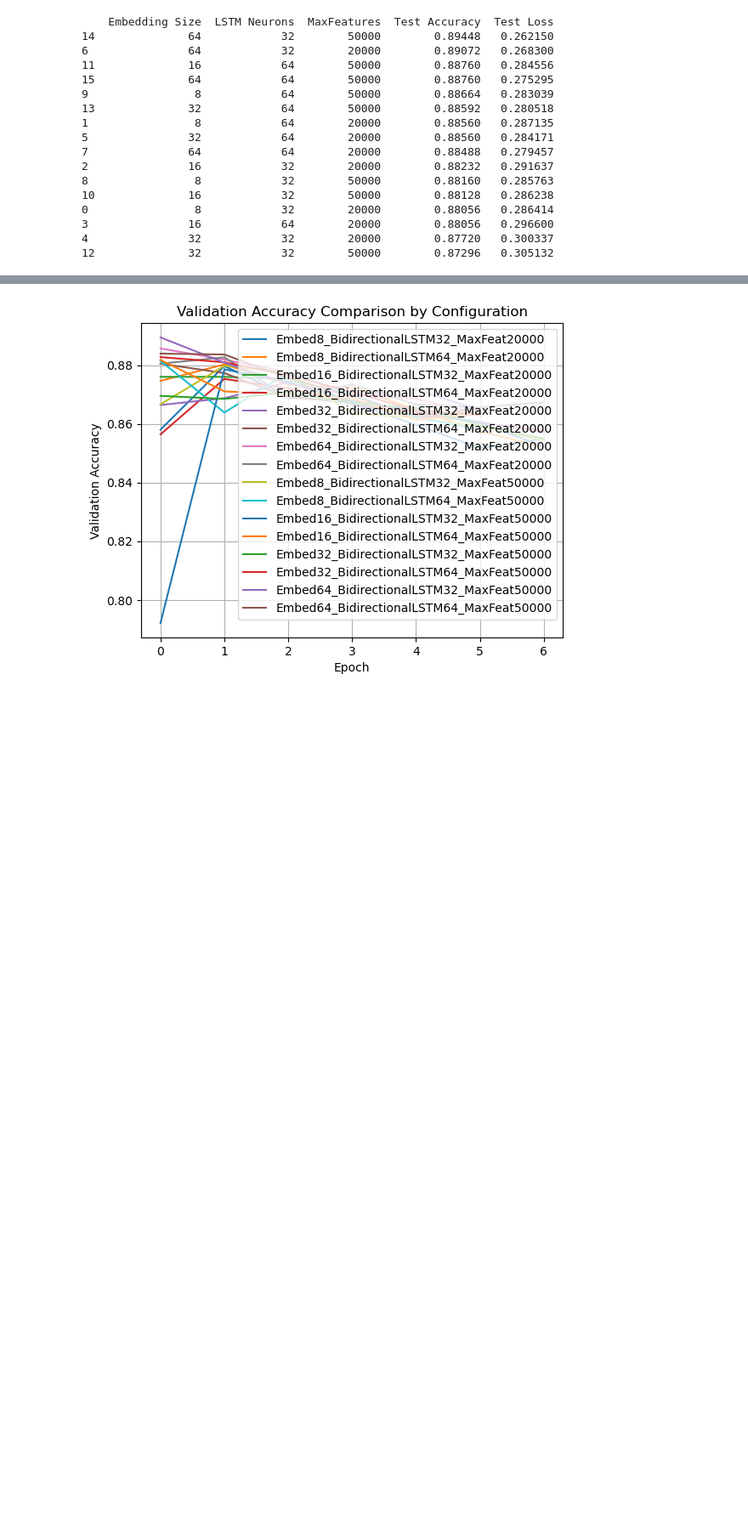
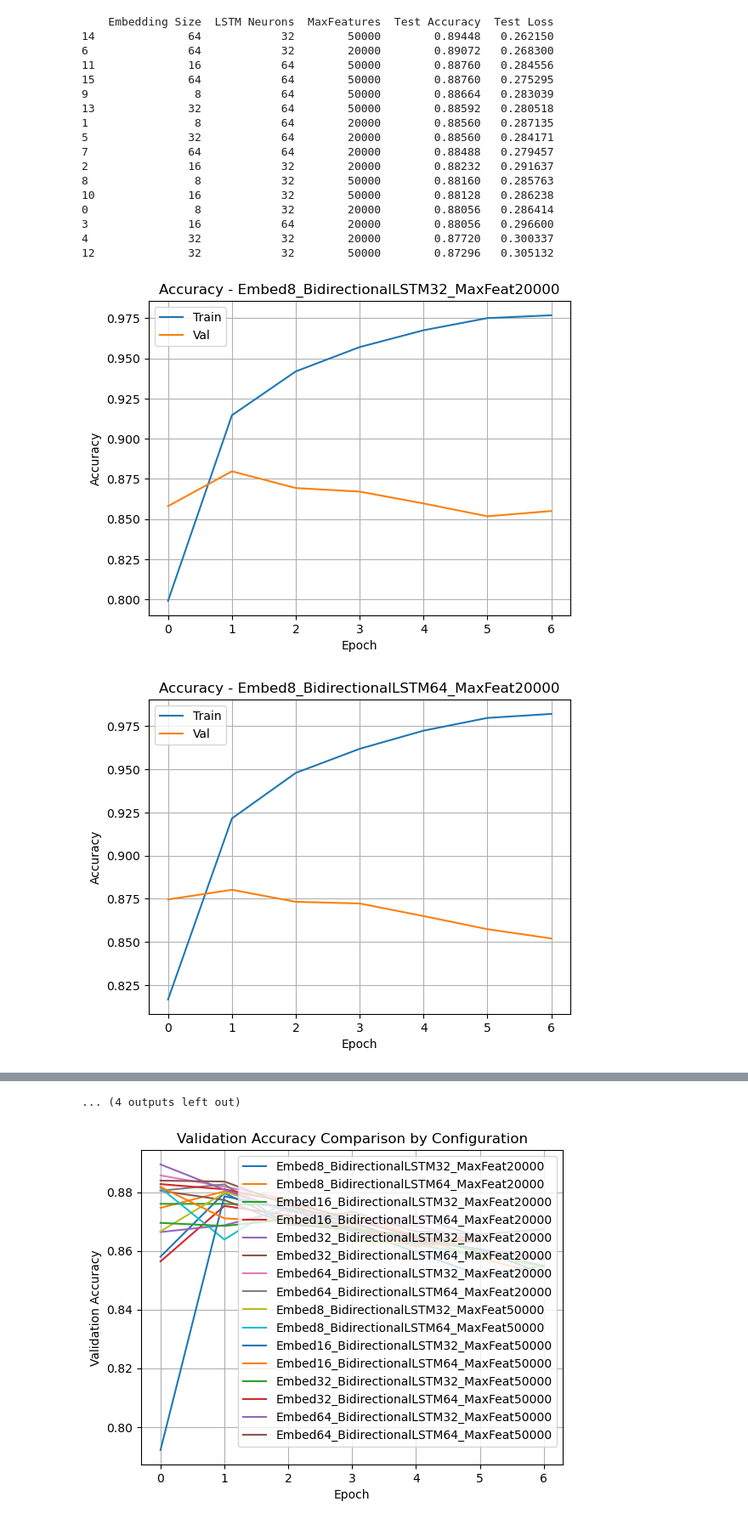
Before and after one commit to sonripau/DL4, a Jupyter notebook: delivery3 copy.ipynb, the cells around one changed output, grey strips where cells are left out. Shown at 85% size. Saved outputs shown, nothing was run; the diff lists cells and outputs as text; code cells hidden in the pictures; blank space fills up the shorter version.

```diff
--- a/delivery3 copy.ipynb
+++ b/delivery3 copy.ipynb
@@ -752,3 +752,20 @@ df_results.to_csv("bilstm_embedding_neurons_results.csv", index=False)
 3               16            64        20000        0.88056   0.296600
 4               32            32        20000        0.87720   0.300337
 12              32            32        50000        0.87296   0.305132
+# %%
+def plot_history(history, title):
+    plt.plot(history.history['accuracy'], label='Train')
+    plt.plot(history.history['val_accuracy'], label='Val')
+    plt.title(title)
+    plt.xlabel('Epoch')
+    plt.ylabel('Accuracy')
+    plt.grid(True)
+    plt.legend()
+    plt.show()
+
+# plot
+for name, hist in histories.items():
+    plot_history(hist, f"Accuracy - {name}")
+# %% [output]
+[figure, added]
+[figure, added]
@@ -755,3 +782,4 @@ df_results.to_csv("bilstm_embedding_neurons_results.csv", index=False)
+... (4 outputs left out)
 # %%
 # Plot the validation accuracy of all models
 for config_name, history in histories.items():
```
Also changed, not shown: parts of 1 cell of this notebook.
